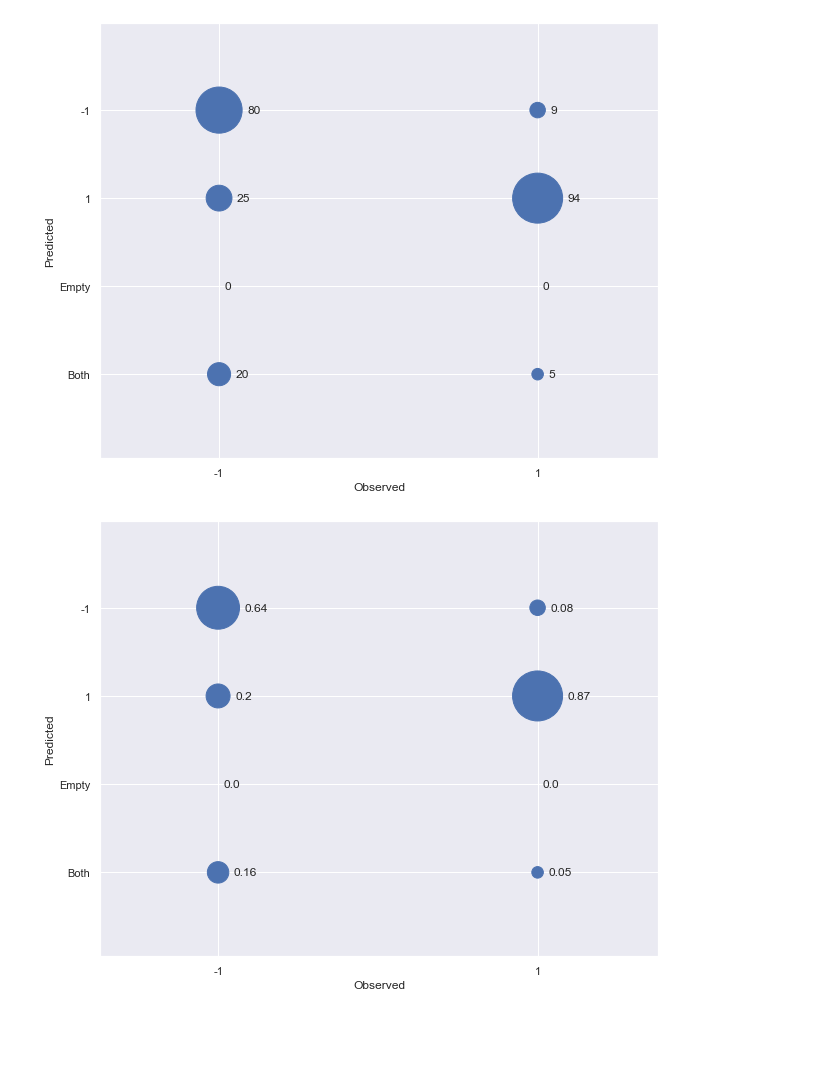
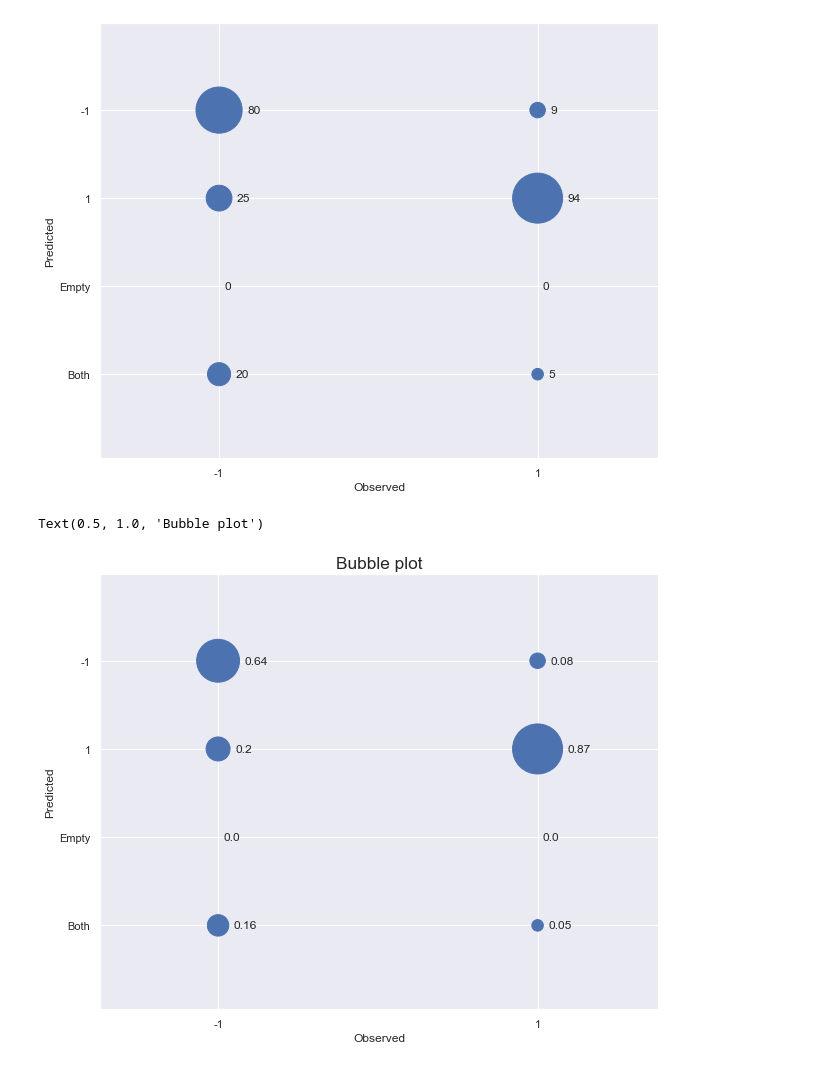
Before and after one commit to pharmbio/plot_utils, a Jupyter notebook: python/User_guide_plotting.ipynb, the cells around one changed output. Saved outputs shown, nothing was run; the diff lists cells and outputs as text; code cells hidden in the pictures; blank space fills up the shorter version.

```diff
--- a/python/User_guide_plotting.ipynb
+++ b/python/User_guide_plotting.ipynb
@@ -126,6 +126,8 @@ bubble_plot = plotting.plot_confusion_matrix_bubbles(confusion_matrix=CM)
 # %%
 # Compute a normalized confusion matrix where each column sums to 1
 CM_norm = metrics.calc_confusion_matrix(true_lab, p_vals, significance=0.2, class_labels=[-1,1], normalize_per_class=True)
 bubble_plot_norm = plotting.plot_confusion_matrix_bubbles(confusion_matrix=CM_norm)
+plt.title('Bubble plot', fontdict={'fontsize': 'x-large'})
 # %% [output]
+Text(0.5, 1.0, 'Bubble plot')
-[figure, old version]
+[figure, new version]
```
Also changed, not shown: parts of 2 cells of this notebook, 1 other file.
